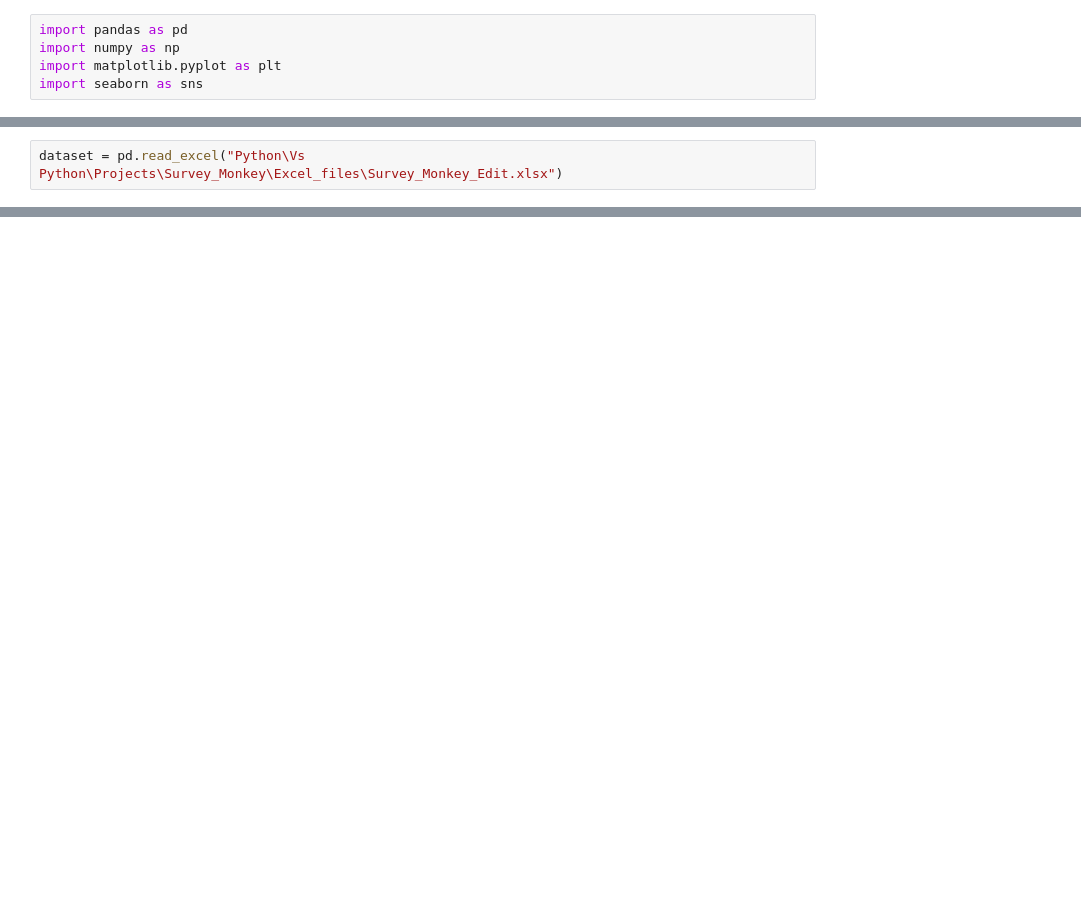
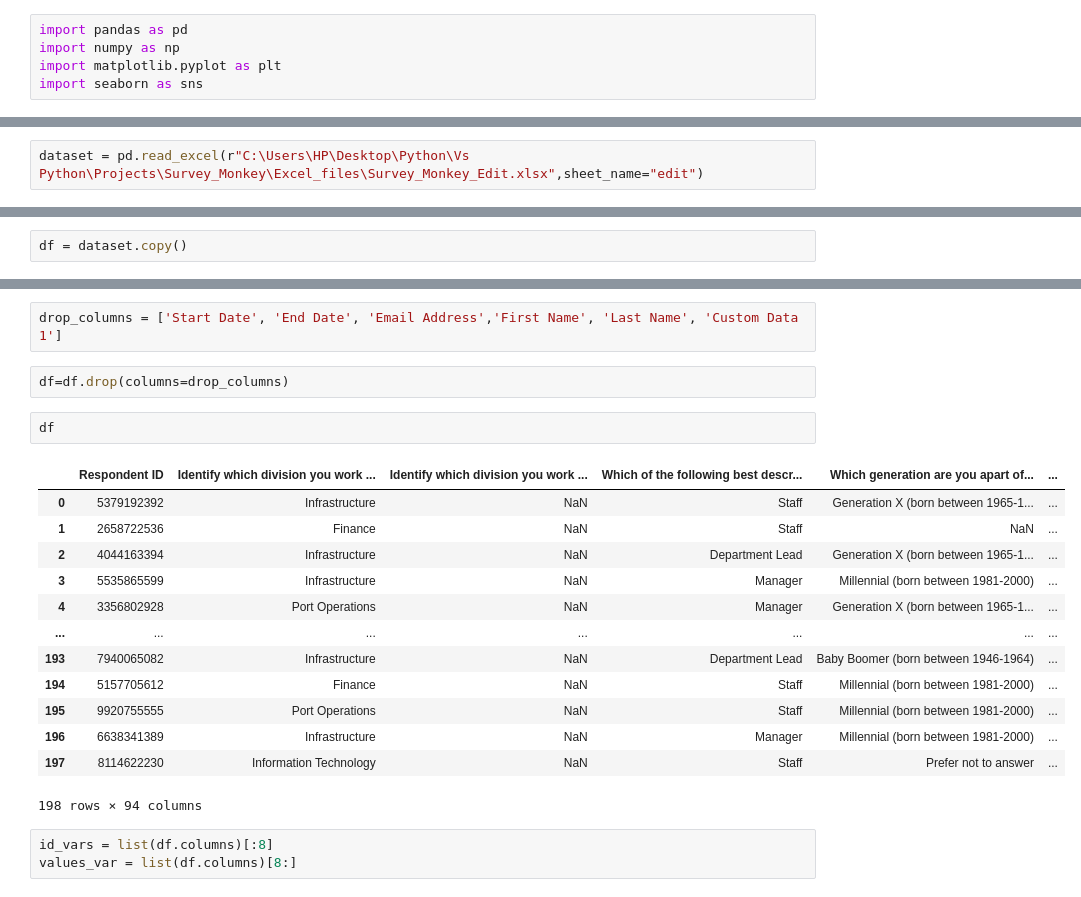
Before and after one commit to rahul-1419/gitVSPython, a Jupyter notebook: Projects/Survey_Monkey/script1.ipynb, the cells around one changed output, grey strips where cells are left out. Drawn from its saved outputs; the diff is of its cells as text; blank space fills up the shorter version.

```diff
--- a/Projects/Survey_Monkey/script1.ipynb
+++ b/Projects/Survey_Monkey/script1.ipynb
@@ -6,2 +14,2 @@ import seaborn as sns
 # %%
-dataset = pd.read_excel("Python\Vs Python\Projects\Survey_Monkey\Excel_files\Survey_Monkey_Edit.xlsx")
+dataset = pd.read_excel(r"C:\Users\HP\Desktop\Python\Vs Python\Projects\Survey_Monkey\Excel_files\Survey_Monkey_Edit.xlsx",sheet_name="edit")
@@ -9,0 +26,2 @@ FileNotFoundError: [Errno 2] No such file or directory: 'Python\\Vs Python\\Proj
+# %%
+df = dataset.copy()
@@ -9,0 +48,23 @@ FileNotFoundError: [Errno 2] No such file or directory: 'Python\\Vs Python\\Proj
+# %%
+drop_columns = ['Start Date', 'End Date', 'Email Address','First Name', 'Last Name', 'Custom Data 1']
+# %%
+df=df.drop(columns=drop_columns)
+# %%
+df
+# %% [output]
+|  | Respondent ID | Identify which division you work ... | Identify which division you work ... | Which of the following best descr... | Which generation are you apart of... | ... |
+| 0 | 5379192392 | Infrastructure | NaN | Staff | Generation X (born between 1965-1... | ... |
+| 1 | 2658722536 | Finance | NaN | Staff | NaN | ... |
+| 2 | 4044163394 | Infrastructure | NaN | Department Lead | Generation X (born between 1965-1... | ... |
+| 3 | 5535865599 | Infrastructure | NaN | Manager | Millennial (born between 1981-2000) | ... |
+| 4 | 3356802928 | Port Operations | NaN | Manager | Generation X (born between 1965-1... | ... |
+| ... | ... | ... | ... | ... | ... | ... |
+| 193 | 7940065082 | Infrastructure | NaN | Department Lead | Baby Boomer (born between 1946-1964) | ... |
+| 194 | 5157705612 | Finance | NaN | Staff | Millennial (born between 1981-2000) | ... |
+| 195 | 9920755555 | Port Operations | NaN | Staff | Millennial (born between 1981-2000) | ... |
+| 196 | 6638341389 | Infrastructure | NaN | Manager | Millennial (born between 1981-2000) | ... |
+| 197 | 8114622230 | Information Technology | NaN | Staff | Prefer not to answer | ... |
+198 rows × 94 columns
+# %%
+id_vars = list(df.columns)[:8]
+values_var = list(df.columns)[8:]
```
Also changed, not shown: parts of 14 cells of this notebook.
